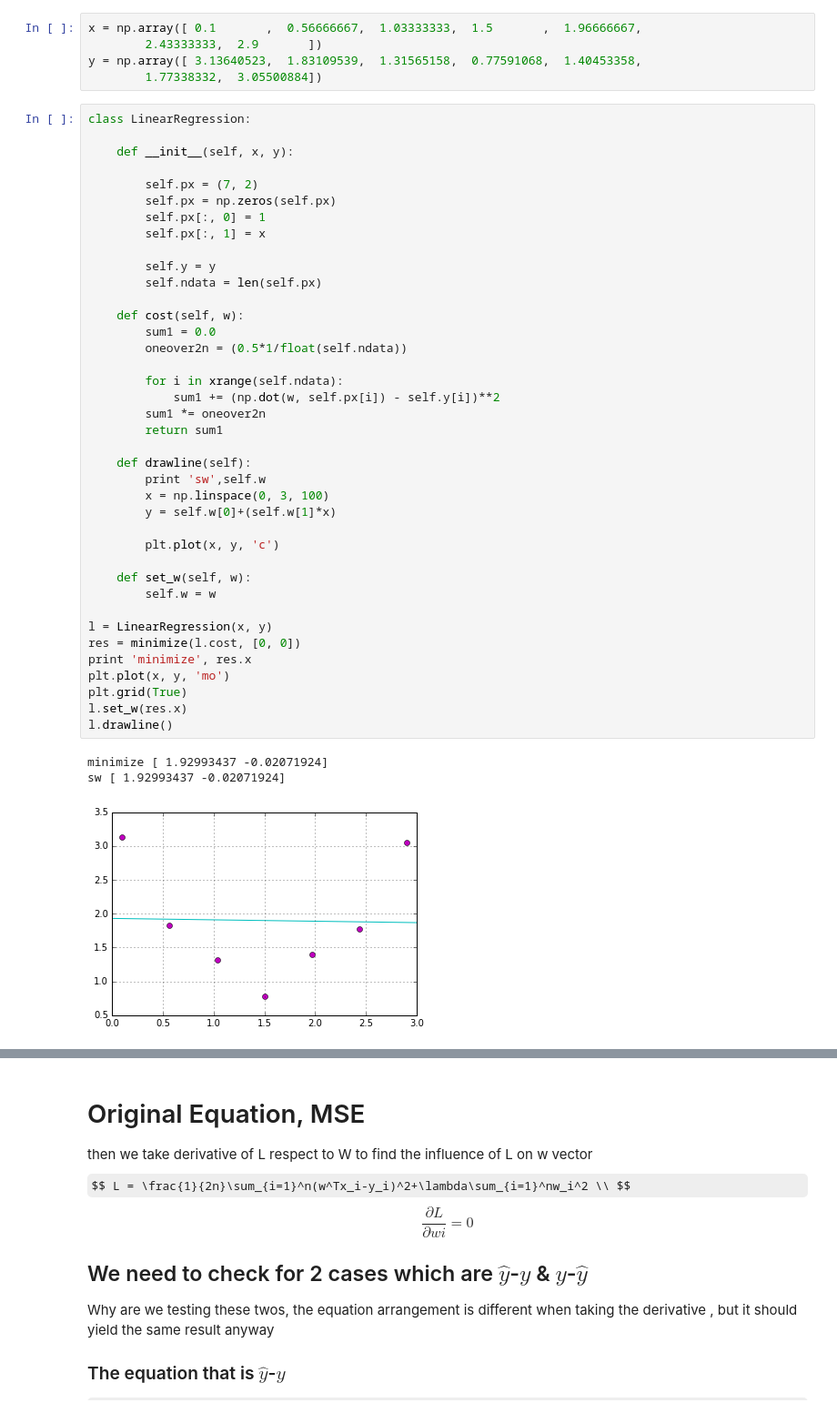
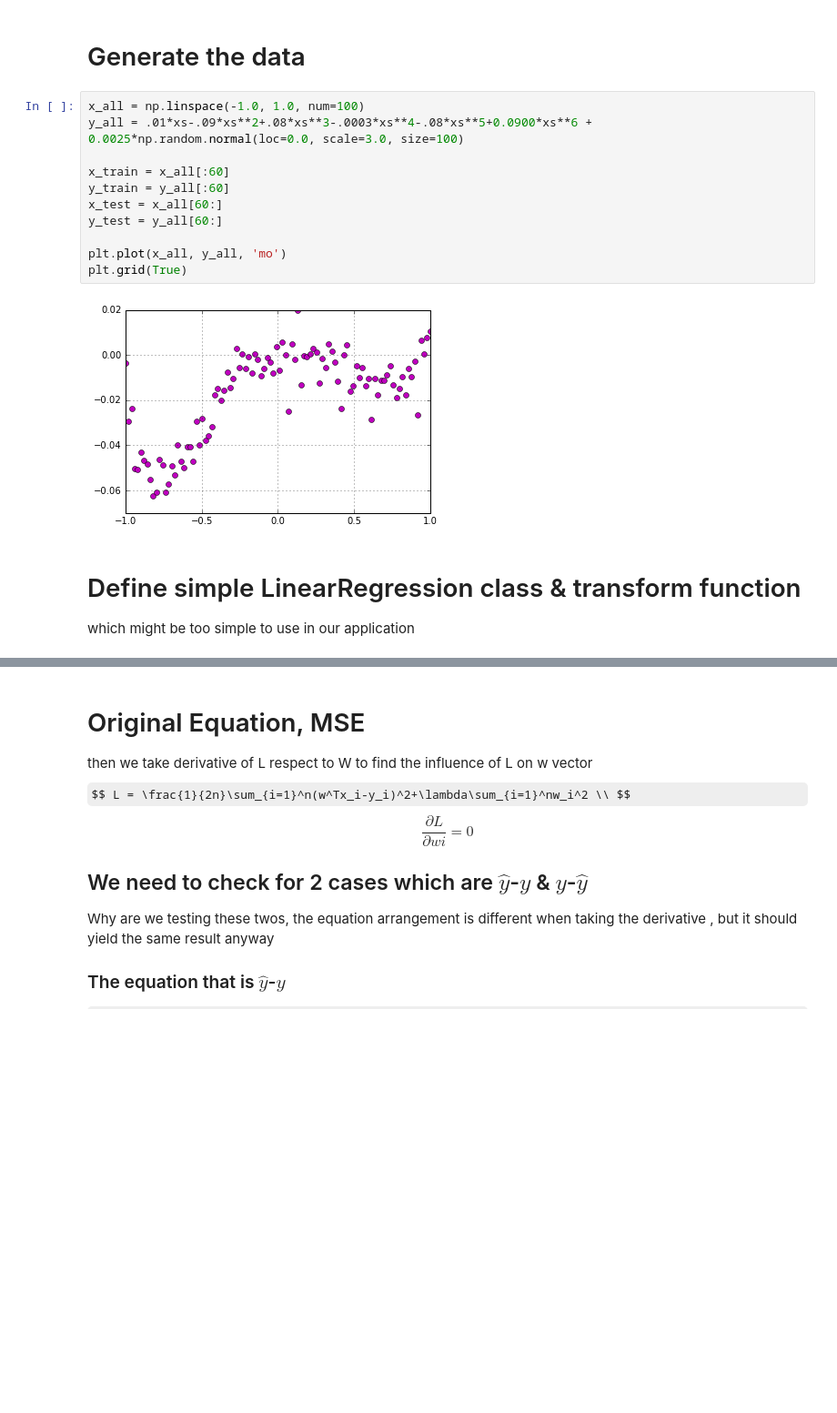
Before and after one commit to robroooh/ipynb_container, a Jupyter notebook: Regularization.ipynb, the cells around one changed output, grey strips where cells are left out. Shown: that part at 91% size. Saved outputs shown, nothing was run; the diff lists cells and outputs as text; some formulas as TeX source; blank space fills up the shorter version.

```diff
--- a/Regularization.ipynb
+++ b/Regularization.ipynb
@@ -6,51 +7,21 @@ from scipy.optimize import fmin, minimize
-# %%
-x = np.array([ 0.1       ,  0.56666667,  1.03333333,  1.5       ,  1.96666667,
-        2.43333333,  2.9       ])
-y = np.array([ 3.13640523,  1.83109539,  1.31565158,  0.77591068,  1.40453358,
-        1.77338332,  3.05500884])
-# %%
-class LinearRegression:
-
-    def __init__(self, x, y):
-
-        self.px = (7, 2)
-        self.px = np.zeros(self.px)
-        self.px[:, 0] = 1
-        self.px[:, 1] = x
-
-        self.y = y
-        self.ndata = len(self.px)
-
-    def cost(self, w):
-        sum1 = 0.0
-        oneover2n = (0.5*1/float(self.ndata))
-
-        for i in xrange(self.ndata):
-            sum1 += (np.dot(w, self.px[i]) - self.y[i])**2
-        sum1 *= oneover2n
-        return sum1
-
-    def drawline(self):
-        print 'sw',self.w
-        x = np.linspace(0, 3, 100)
-        y = self.w[0]+(self.w[1]*x)
-
-        plt.plot(x, y, 'c')
-
-    def set_w(self, w):
-        self.w = w
-
-l = LinearRegression(x, y)
-res = minimize(l.cost, [0, 0])
-print 'minimize', res.x
-plt.plot(x, y, 'mo')
-plt.grid(True)
-l.set_w(res.x)
-l.drawline()
-# %% [output]
-minimize [ 1.92993437 -0.02071924]
-sw [ 1.92993437 -0.02071924]
-[figure, removed]
+# %% [markdown]
+# Generate the data
+# %%
+x_all = np.linspace(-1.0, 1.0, num=100)
+y_all = .01*xs-.09*xs**2+.08*xs**3-.0003*xs**4-.08*xs**5+0.0900*xs**6 + 0.0025*np.random.normal(loc=0.0, scale=3.0, size=100)
+
+x_train = x_all[:60]
+y_train = y_all[:60]
+x_test = x_all[60:]
+y_test = y_all[60:]
+
+plt.plot(x_all, y_all, 'mo')
+plt.grid(True)
+# %% [output]
+[figure, added]
+# %% [markdown]
+# Define simple LinearRegression class & transform function
+which might be too simple to use in our application
 # %%
 def toPara(x):
     ret = (len(x), 3)
```
Also changed, not shown: parts of 12 cells of this notebook.
